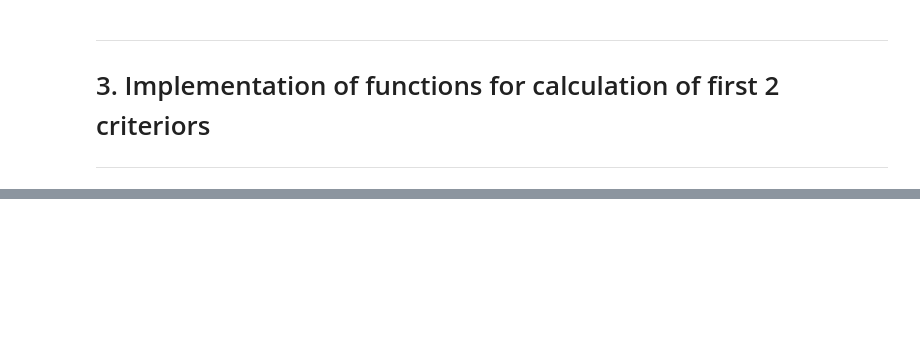
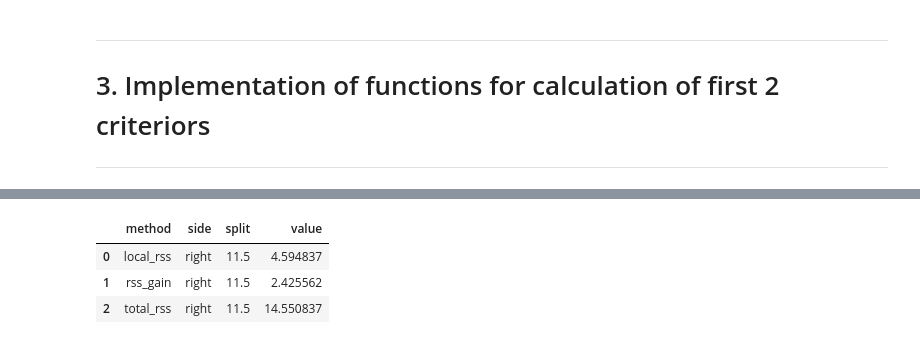
Before and after one commit to TrzeciakPiotr2300/Uczenie_Maszynowe_2025, a Jupyter notebook: HW06_tree_methods_spliting_criteriors.ipynb, the cells around one changed output, grey strips where cells are left out. Cells and saved outputs as stored; diff of their text form; code cells hidden in the pictures; blank space fills up the shorter version.

```diff
--- a/HW06_tree_methods_spliting_criteriors.ipynb
+++ b/HW06_tree_methods_spliting_criteriors.ipynb
@@ -330,20 +237,0 @@ print(df.head())
-# %%
-fig, axes = plt.subplots(1, 3, figsize=(18, 6))
-
-nodes = ['First', 'Second', 'Third']
-columns = ['local', 'rss_gain', 'global']
-
-for i, node in enumerate(nodes):
-    data_row = df[df['node'] == node][columns].values.flatten()
-
-    axes[i].bar(columns, data_row, color=['blue', 'green', 'red'], label=columns)
-    axes[i].set_title(f'{node} Node')
-    axes[i].set_xlabel('Metric')
-    axes[i].set_ylabel('Splitting Point')
-    axes[i].set_ylim(0, 7.8)
-    axes[i].axhline(y=df['local'].iloc[i], color='black', linestyle='--', label='Local RSS')
-    axes[i].legend()
-
-plt.tight_layout()
-
-plt.show()
@@ -378,0 +395,24 @@ As we can see, global approach gave us compleatly different result in the node.
+# %%
+# Run all methods
+X_left = np.ravel(X_left)
+X_right = np.ravel(X_right)
+y_left = np.ravel(y_left)
+y_right = np.ravel(y_right)
+
+side_local, split_local, value_local = local_rss(X_left, y_left, X_right, y_right)
+side_gain, split_gain, value_gain = rss_gain(X_left, y_left, X_right, y_right)
+side_total, split_total, value_total = total_rss(X_left, y_left, X_right, y_right)
+
+# Create a DataFrame
+results_df = pd.DataFrame({
+    'method': ['local_rss', 'rss_gain', 'total_rss'],
+    'side': [side_local, side_gain, side_total],
+    'split': [split_local, split_gain, split_total],
+    'value': [value_local, value_gain, value_total]
+})
+results_df
+# %% [output]
+|  | method | side | split | value |
+| 0 | local_rss | right | 11.5 | 4.594837 |
+| 1 | rss_gain | right | 11.5 | 2.425562 |
+| 2 | total_rss | right | 11.5 | 14.550837 |
```
Also changed, not shown: parts of 22 cells of this notebook.
